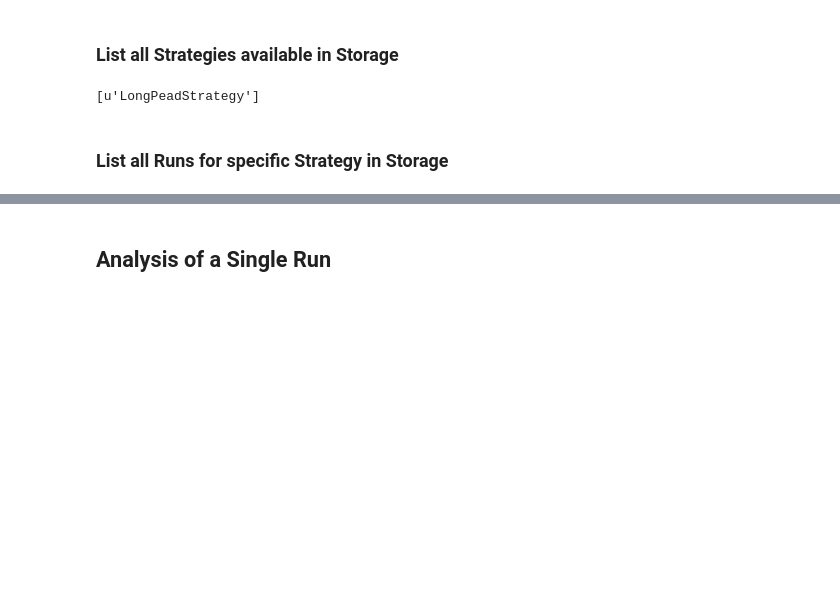
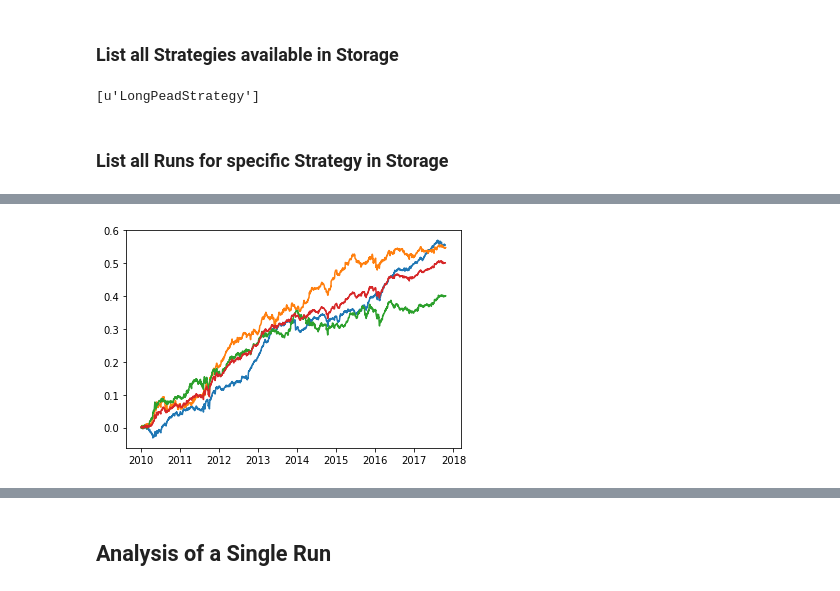
Before and after one commit to ryanoley/ram, a Jupyter notebook: examples/Example_Cloud_Analysis.ipynb, the cells around one changed output, grey strips where cells are left out. Cells and saved outputs as stored; diff of their text form; code cells hidden in the pictures; blank space fills up the shorter version.

```diff
--- a/examples/Example_Cloud_Analysis.ipynb
+++ b/examples/Example_Cloud_Analysis.ipynb
@@ -30,0 +144,23 @@ RunManagerGCP.get_run_names('LongPeadStrategy')
+# %%
+comb20b = make_comb_search(runs_sector_20)
+comb25b = make_comb_search(runs_sector_25)
+comb45b = make_comb_search(runs_sector_45)
+
+# Optimized based on Returns
+comb20b.start(10, criteria='mean')
+comb25b.start(10, criteria='mean')
+comb45b.start(10, criteria='mean')
+# %%
+x1b = comb20b.best_results_rets.iloc[:, 0].dropna()
+x2b = comb25b.best_results_rets.iloc[:, 0].dropna()
+x3b = comb45b.best_results_rets.iloc[:, 0].dropna()
+xXb = ((x1b+x2b+x3b)/3.)
+# %%
+plt.figure()
+plt.plot(x1b.cumsum())
+plt.plot(x2b.cumsum())
+plt.plot(x3b.cumsum())
+plt.plot(xXb.cumsum())
+plt.show()
+# %% [output]
+[figure, added]
```
Also changed, not shown: parts of 161 cells of this notebook, 1 other file.
